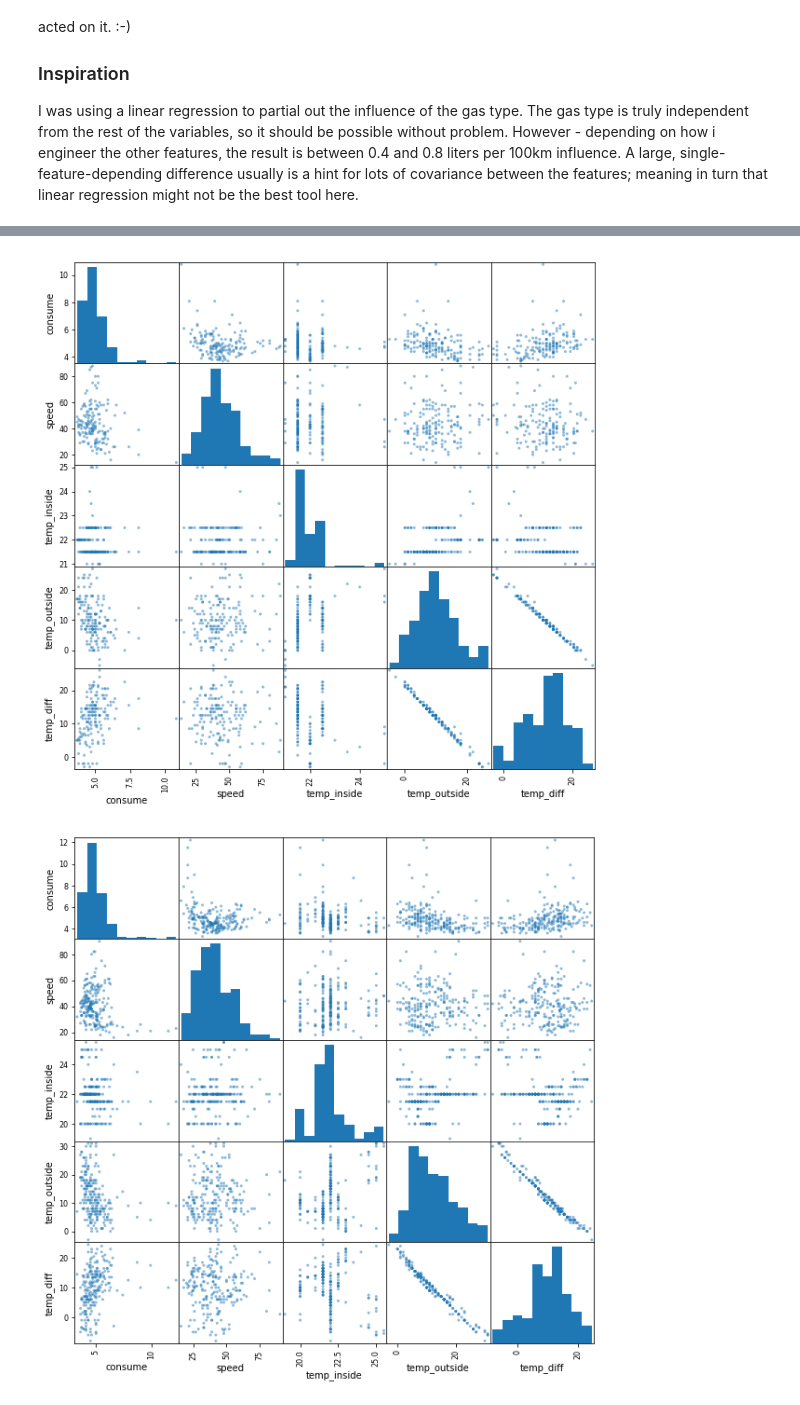
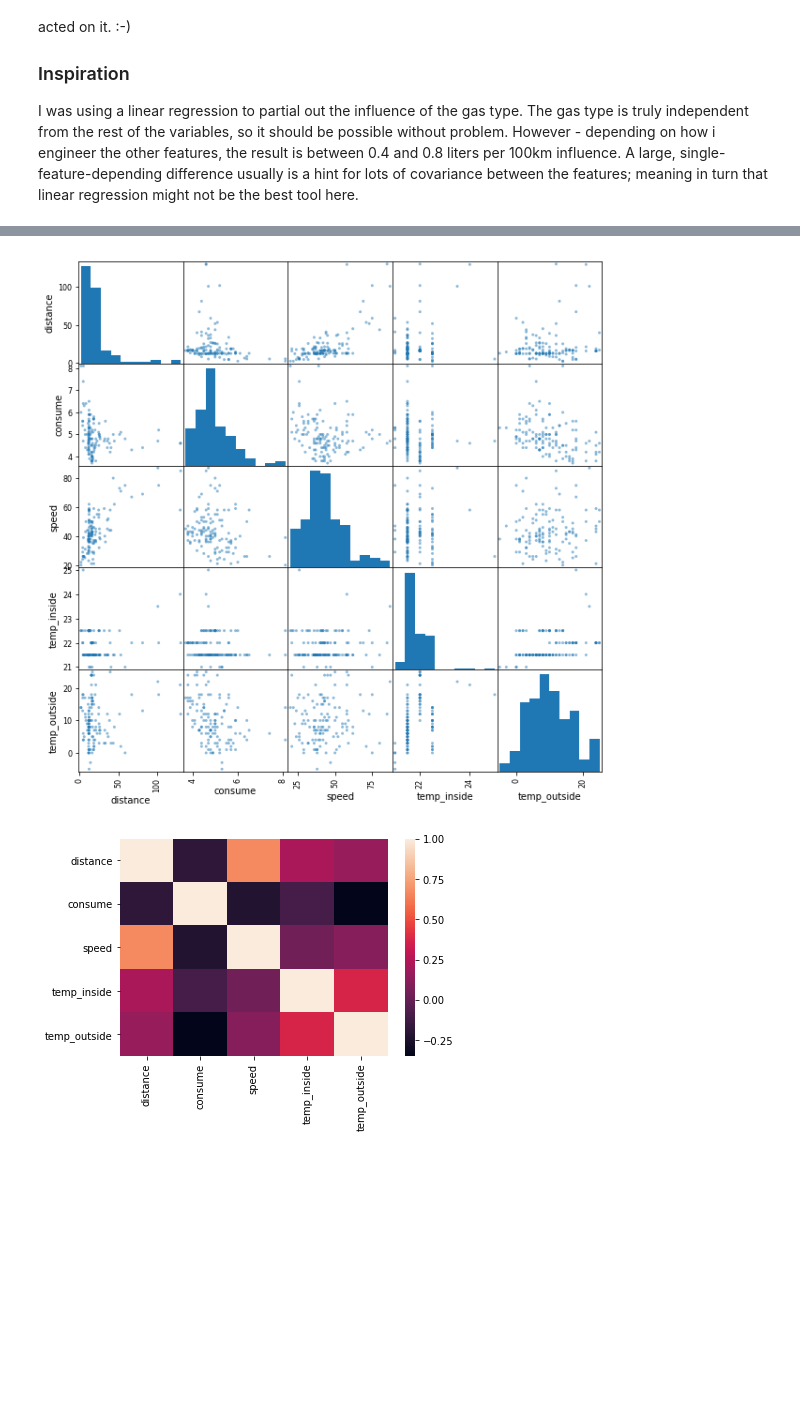
Before and after one commit to mitsuo0114/MLTraining, a Jupyter notebook: car_fuel/Day1.ipynb, the cells around one changed output, grey strips where cells are left out. Cells and saved outputs as stored; diff of their text form; code cells hidden in the pictures; blank space fills up the shorter version.

```diff
--- a/car_fuel/Day1.ipynb
+++ b/car_fuel/Day1.ipynb
@@ -39,15 +37,28 @@ from sklearn.linear_model import LinearRegression
 
 df_flue = pd.read_csv("data/measurements.csv")
 
+# Ignore refilled and special cases
+df_flue = df_flue[df_flue['refill liters'].isna()]
+df_flue = df_flue[df_flue['AC'] == 0]
+df_flue = df_flue[df_flue['rain'] == 0]
+df_flue = df_flue[df_flue['sun'] == 0]
+
+# pickup numbers and gas_type
 df_flue = df_flue.filter(items=['distance', 'consume', 'speed', 'temp_inside', 'temp_outside', 'gas_type'])
-for k in ["consume","temp_inside"]:
+for k in ["consume","temp_inside", "distance"]:
     df_flue[k] = df_flue[k].str.replace(",", ".").astype(float)
-df_flue["temp_diff"] = df_flue["temp_inside"] - df_flue["temp_outside"]
-print(df_flue["temp_diff"])
 
+# calculate temperture difference between inside and outside
+#df_flue["temp_diff"] = df_flue["temp_inside"] - df_flue["temp_outside"]
+
+# Ignore na data and split to E10 and SP98
 df_e10 = df_flue[df_flue['gas_type'].str.contains('E10')].dropna(how='any')
 df_sp98 = df_flue[df_flue['gas_type'].str.contains('SP98')].dropna(how='any')
 
-df_e10.describe()
-# df_sp98.describe()
+#df_e10["distance_per_euro"] =  df_e10["distance"] / (df_e10["consume"] * 1.38)
+
+#df_sp98["distance_per_euro"] =  df_sp98["distance"] / (df_sp98["consume"] * 1.46)
+
+# df_e10.describe()
+df_sp98.describe()
 # %% [output]
@@ -80,12 +74,18 @@ Name: temp_diff, Length: 388, dtype: float64
 # %%
-
 #display(df_e10.head(100))
 pd.plotting.scatter_matrix(df_e10, figsize=(10,10))
+plt.show()
+
+
+sns.heatmap(df_e10.corr())
 plt.show()
 
 # display(df_sp98.head(100))
 pd.plotting.scatter_matrix(df_sp98, figsize=(10,10))
 plt.show()
+
+sns.heatmap(df_sp98.corr())
+plt.show()
 # %% [output]
-[figure, old version]
+[figure, new version]
-[figure, old version]
+[figure, new version]
```
Also changed, not shown: parts of 8 cells of this notebook.
